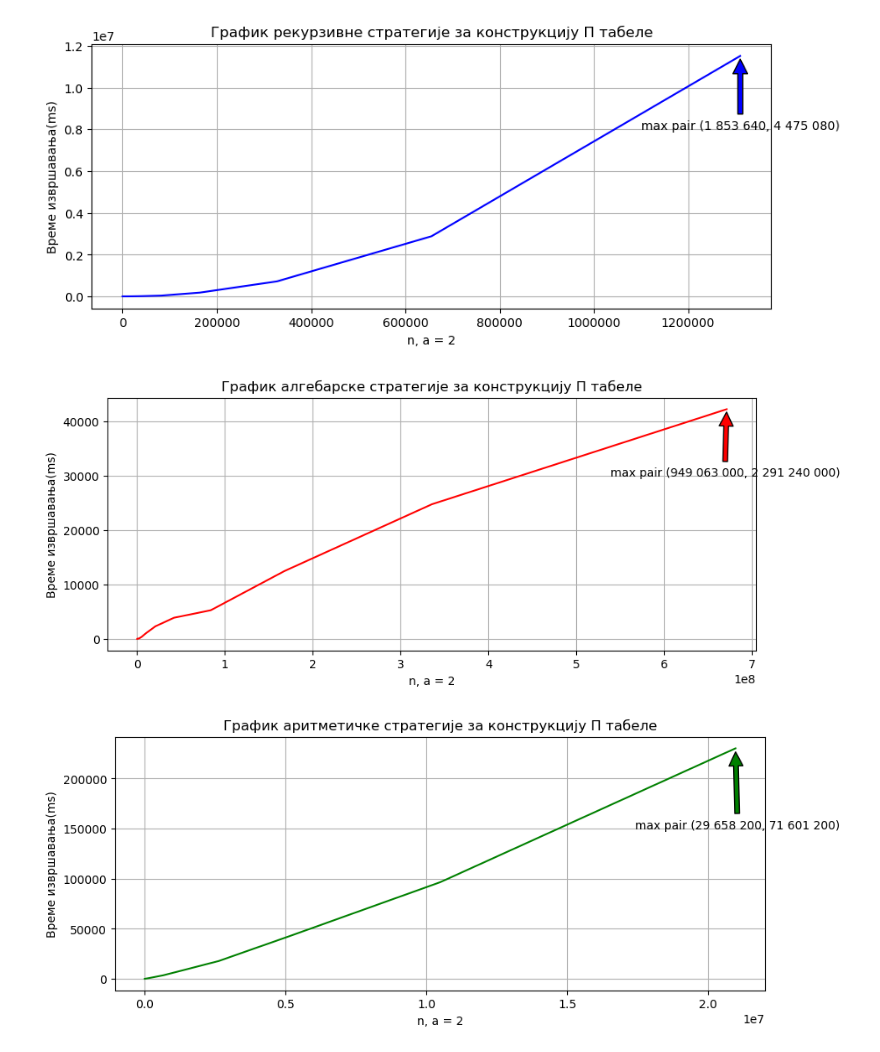
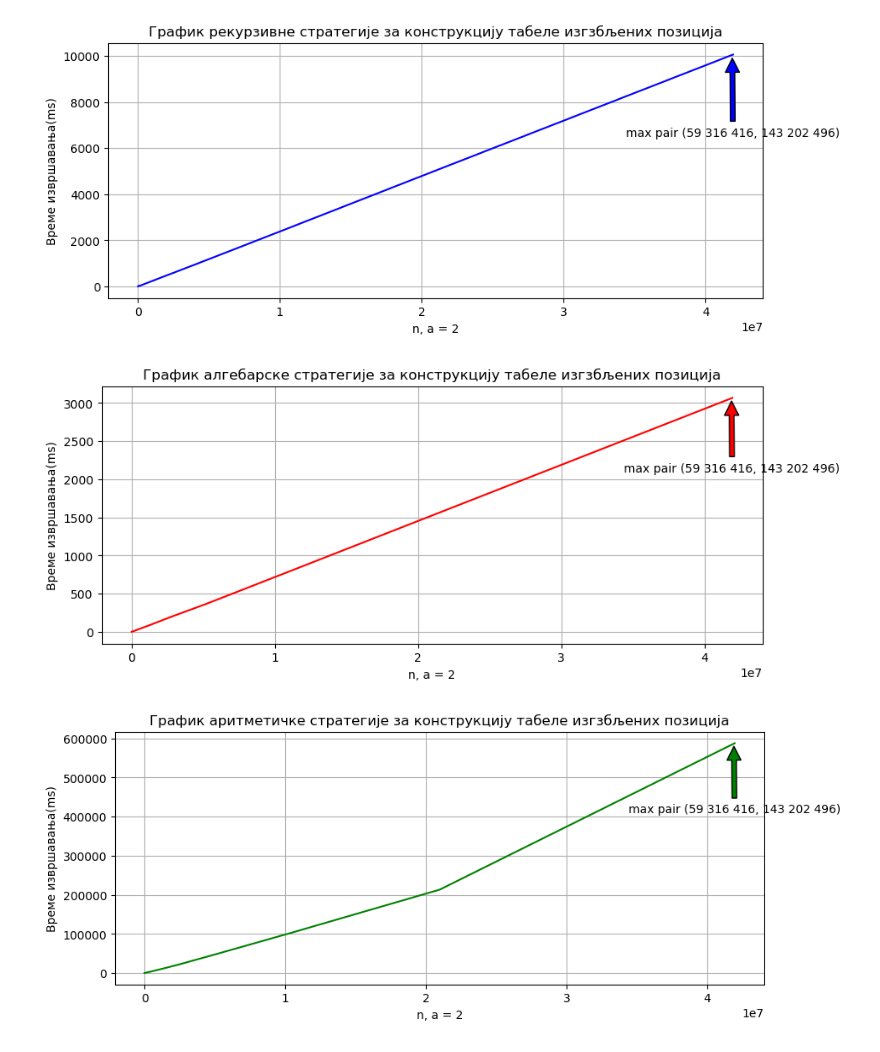
Before and after one commit to marijamijailovic/WythoffGame, a Jupyter notebook: src/statistics/statistics.ipynb, the cells around one changed output. Cells and saved outputs as stored; diff of their text form; code cells hidden in the pictures.

```diff
--- a/src/statistics/statistics.ipynb
+++ b/src/statistics/statistics.ipynb
@@ -58,43 +58,43 @@ calculate_piles
 100 rows × 3 columns
 # %%
 plt.figure(figsize=(1000/100,400/100), dpi=100);
-plt.plot(calculate_time_n['n'][:18], calculate_time_n['recursive'][:18], color='blue')
-plt.title('График рекурзивне стратегије за конструкцију П табеле')
+plt.plot(calculate_time_n['n'], calculate_time_n['recursive'], color='blue')
+plt.title('График рекурзивне стратегије за конструкцију табеле изгзбљених позиција')
 plt.xlabel('n, a = 2')
 plt.ylabel('Време извршавања(ms)')
 plt.grid(True)
-plt.annotate('max pair (1 853 640, 4 475 080)', xy=(1310720, 11513000), xytext=(1100000, 8000000),
+plt.annotate('max pair (59 316 416, 143 202 496)', xy=(41885550, 10052.7), xytext=(34385550, 6500),
              arrowprops=dict(facecolor='blue', shrink=0.05),
              )
 plt.savefig('./picture/recursive.png', dpi=100)
 plt.show()
 # %% [output]
-[figure, old version]
+[figure, new version]
 # %%
 plt.figure(figsize=(1000/100,400/100), dpi=100);
 plt.plot(calculate_time_n['n'], calculate_time_n['algebraic'], color='red')
-plt.title('График алгебарске стратегије за конструкцију П табеле')
+plt.title('График алгебарске стратегије за конструкцију табеле изгзбљених позиција')
 plt.xlabel('n, a = 2')
 plt.ylabel('Време извршавања(ms)')
 plt.grid(True)
-plt.annotate('max pair (949 063 000, 2 291 240 000)', xy=(671088640, 42270.9), xytext=(538500000, 30000),
+plt.annotate('max pair (59 316 416, 143 202 496)', xy=(41885550, 3065.81), xytext=(34385550, 2100),
              arrowprops=dict(facecolor='red', shrink=0.05),
              )
 plt.savefig('./picture/algebraic.png', dpi=100)
 plt.show()
 # %% [output]
-[figure, old version]
+[figure, new version]
 # %%
 plt.figure(figsize=(1000/100,400/100), dpi=100);
-plt.plot(calculate_time_n['n'][:22], calculate_time_n['arithmetic'][:22], color='green')
-plt.title('График аритметичке стратегије за конструкцију П табеле')
+plt.plot(calculate_time_n['n'], calculate_time_n['arithmetic'], color='green')
+plt.title('График аритметичке стратегије за конструкцију табеле изгзбљених позиција')
 plt.xlabel('n, a = 2')
 plt.ylabel('Време извршавања(ms)')
 plt.grid(True)
-plt.annotate('max pair (29 658 200, 71 601 200)', xy=(20971520, 230089.0), xytext=(17400000, 150000),
+plt.annotate('max pair (59 316 416, 143 202 496)', xy=(41885550, 587616), xytext=(34385550, 410000),
              arrowprops=dict(facecolor='green', shrink=0.05),
              )
 plt.savefig('./picture/arithmetic.png', dpi=100)
 plt.show()
 # %% [output]
-[figure, old version]
+[figure, new version]
```
Also changed, not shown: parts of 10 cells of this notebook, 16 other files.
